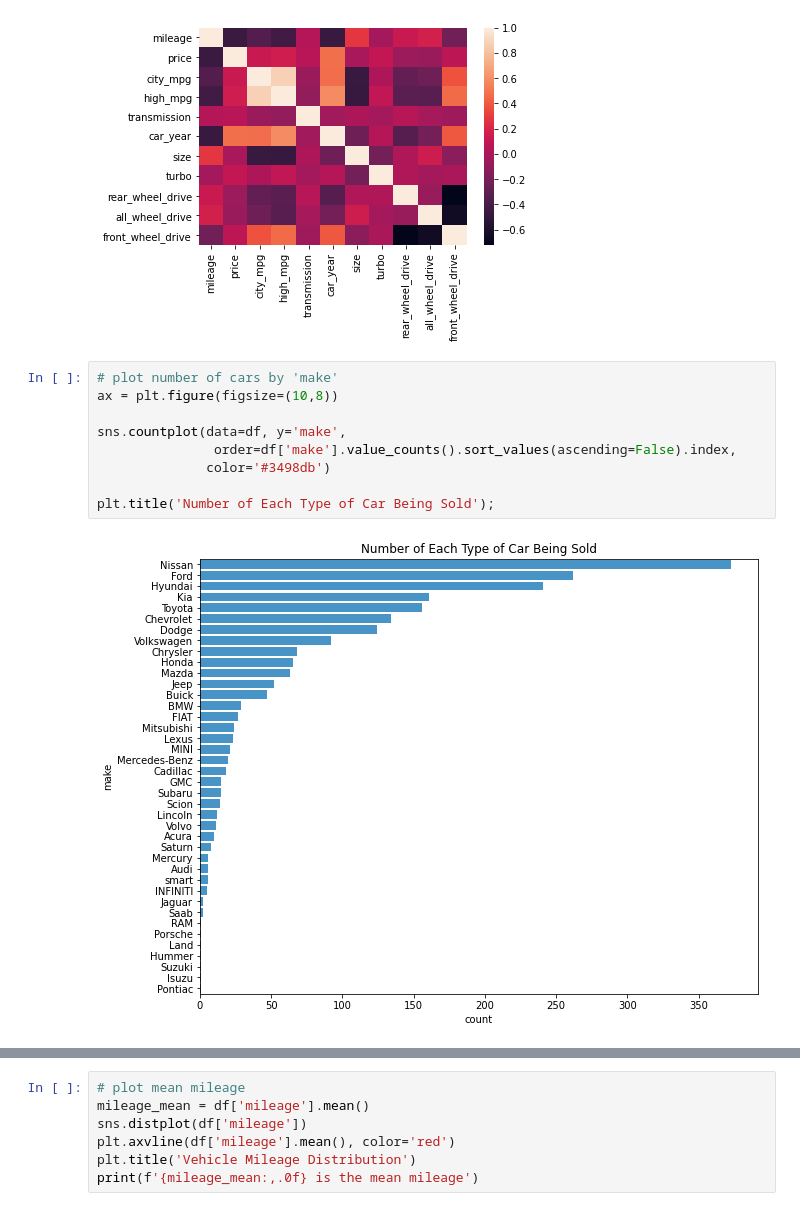
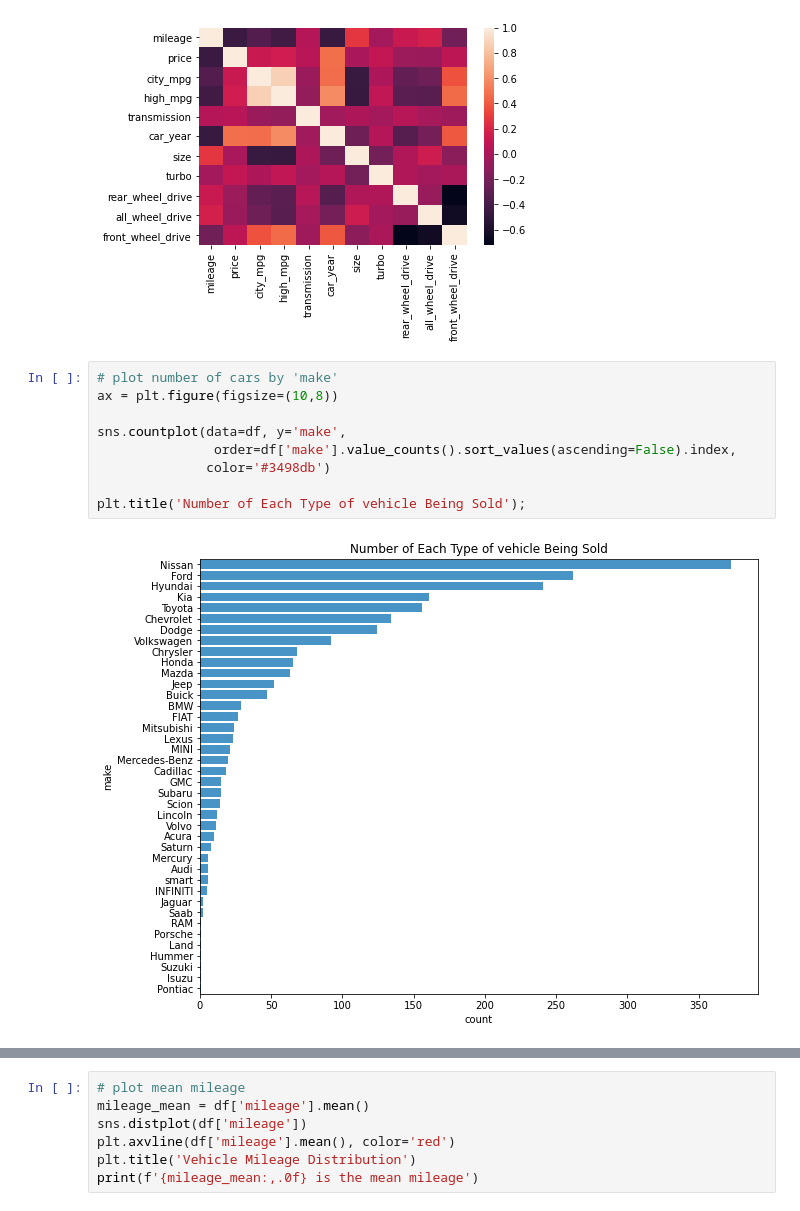
Before and after one commit to Terrencebosco/Build_week_2, a Jupyter notebook: build_week_2_(working).ipynb, the cells around one changed output, grey strips where cells are left out. Cells and saved outputs as stored; diff of their text form.

```diff
--- a/build_week_2_(working).ipynb
+++ b/build_week_2_(working).ipynb
@@ -257,14 +257,14 @@ sns.heatmap(x_tab)
 # %%
 # plot number of cars by 'make'
 ax = plt.figure(figsize=(10,8))
 
 sns.countplot(data=df, y='make',
                order=df['make'].value_counts().sort_values(ascending=False).index,
               color='#3498db')
 
-plt.title('Number of Each Type of Car Being Sold');
+plt.title('Number of Each Type of vehicle Being Sold');
 # %% [output]
-[figure, old version]
+[figure, new version]
 # %%
 # plot number of cars by 'car_year'
 ax = plt.figure(figsize=(7,5))
```
Also changed, not shown: parts of 6 cells of this notebook.
